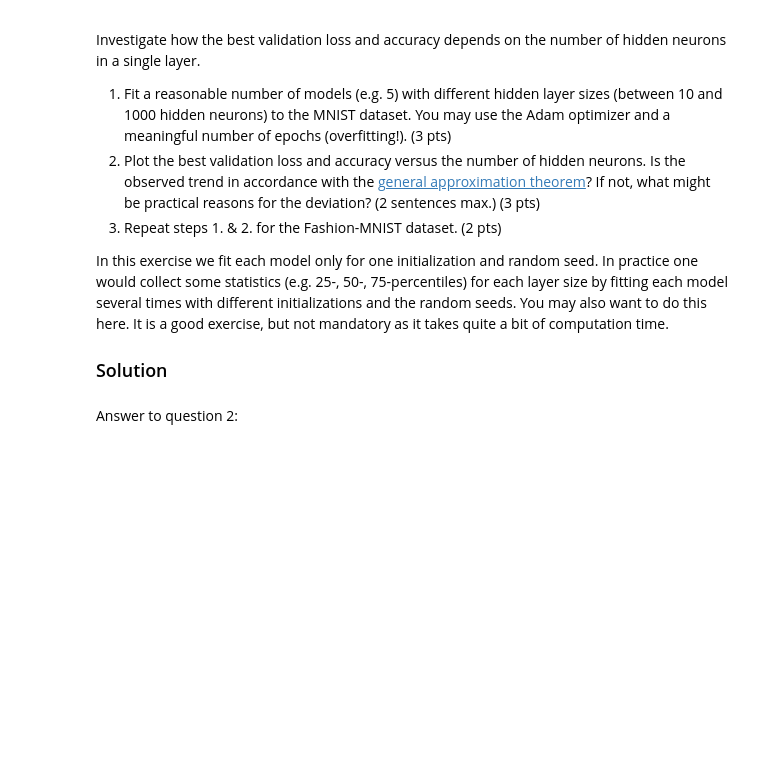
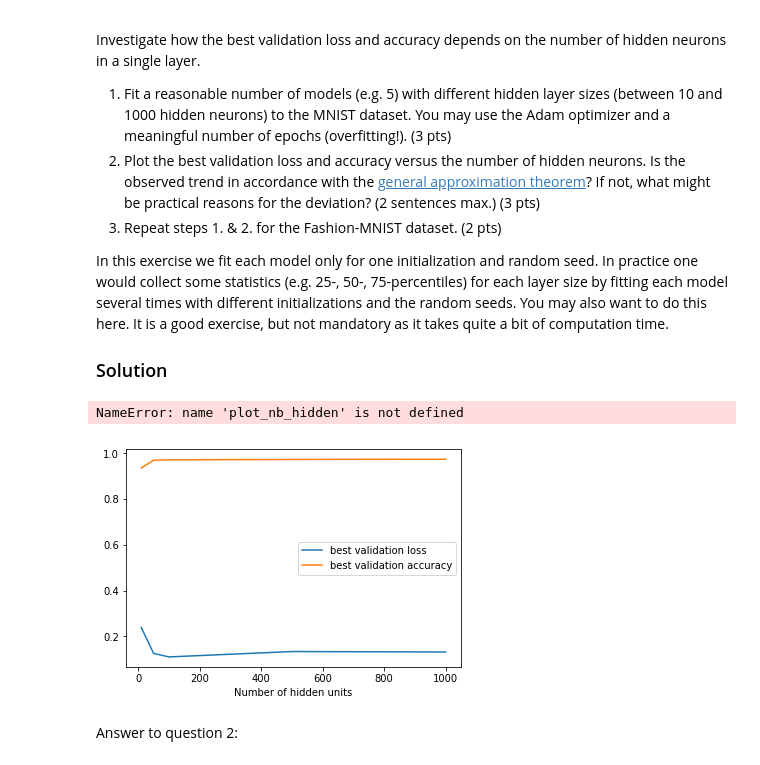
Before and after one commit to MartinStrambach/ANN_projects, a Jupyter notebook: project1.ipynb, the cells around one changed output. Drawn from its saved outputs; the diff is of its cells as text; code cells hidden in the pictures; blank space fills up the shorter version.

```diff
--- a/project1.ipynb
+++ b/project1.ipynb
@@ -360,6 +360,19 @@ In this exercise we fit each model only for one initialization and random seed.
 
 ### Solution
 # %%
+def plot_nb_hidden(history, nb_hidden, title):
+    best_val_loss = []
+    best_val_acc = []
+    for n in range(len(nb_hidden)):
+        best_val_loss.append(min(history[n].history['val_loss']))
+        best_val_acc.append(max(history[n].history['val_acc']))
+
+    plt.plot(nb_hidden, best_val_loss, label = "best validation loss")
+    plt.plot(nb_hidden, best_val_acc, label = "best validation accuracy")
+    plt.xlabel('Number of hidden units')
+    plt.legend(loc='best')
+    plt.show()
+
 def getModel(nb_hidden):
     model = Sequential()
     model.add(Dense(nb_hidden, activation='relu', input_shape=(784,)))
@@ -384,18 +397,13 @@ for mnist, (x, y) in enumerate([(x_train, y_train), (x_fashion_train, y_fashion_
     if mnist == 1:
         title = "MNIST Fashion: One layer network, {} epochs, lr = {}".format(nb_epochs, lr)
     plot_nb_hidden(history, nb_hidden, title)
-
-def plot_nb_hidden(history, nb_hidden, title):
-    best_val_loss = []
-    best_val_acc = []
-    for n in range(len(nb_hidden)):
-        best_val_loss.append(min(history[n].history['val_loss']))
-        best_val_acc.append(max(history[n].history['val_acc']))
-
-    plt.plot(nb_hidden, best_val_loss, label = "best validation loss")
-    plt.plot(nb_hidden, best_val_acc, label = "best validation accuracy")
-    plt.xlabel('Number of hidden units')
-    plt.show()
+# %% [output]
+NameError: name 'plot_nb_hidden' is not defined
+# %%
+
+plot_nb_hidden(history, nb_hidden, "MNIST: One layer network, {} epochs, lr = {}".format(nb_epochs, lr))
+# %% [output]
+[figure, added]
 # %% [markdown]
 Answer to question 2:
 # %% [markdown]
```
Also changed, not shown: parts of 1 cell of this notebook.
